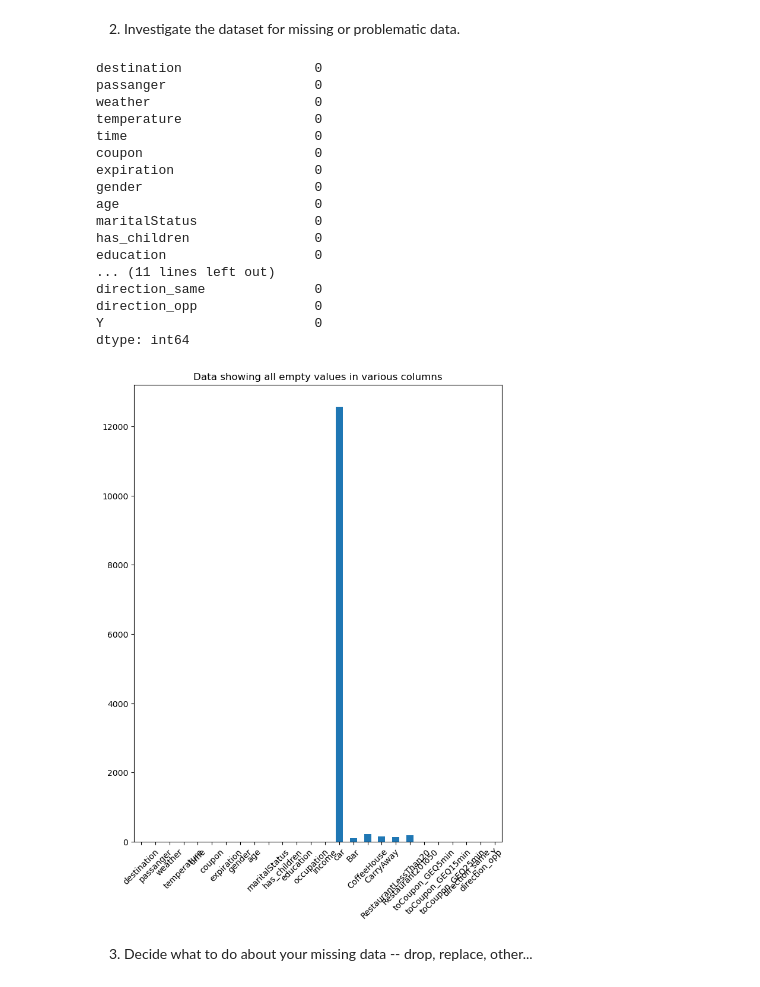
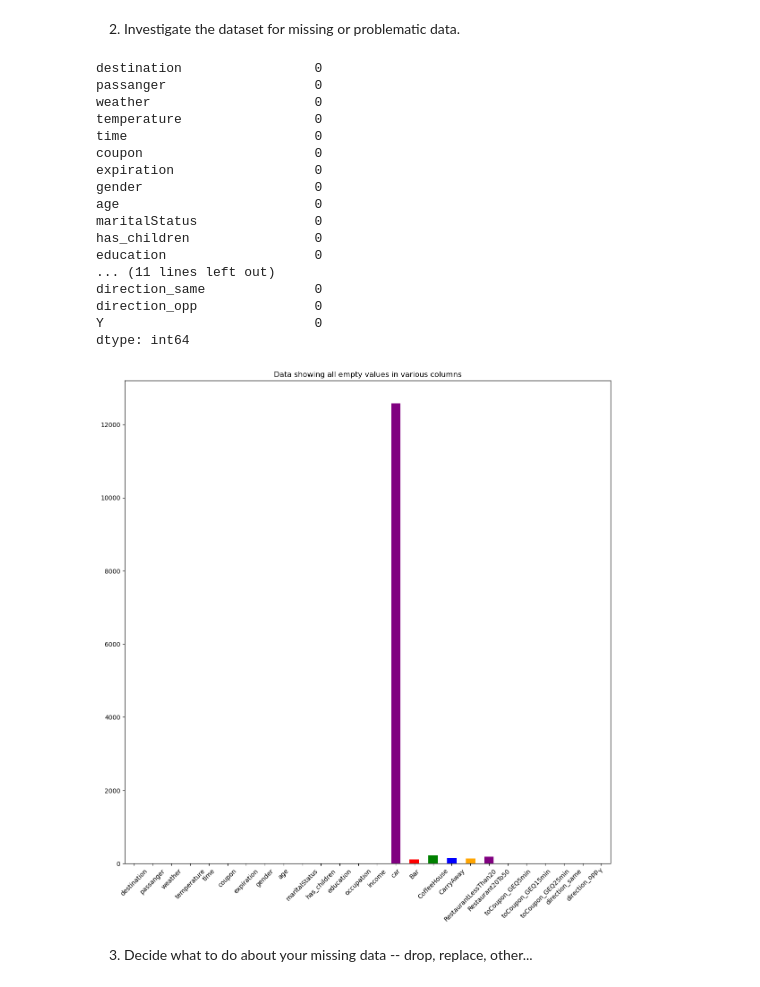
Before and after one commit to sreerekha17/kraftwork, a Jupyter notebook: prompt.ipynb, the cells around one changed output. Cells and saved outputs as stored; diff of their text form; code cells hidden in the pictures.

Commit message:
feat: removed unwated images, updated charts to be more colorful

```diff
--- a/prompt.ipynb
+++ b/prompt.ipynb
@@ -102,35 +102,36 @@ data.shape
 print(data.isnull().sum())
 
 
 # Analyze the magnitude of missing data and visualize those
 
+custom_colors = ['red', 'green', 'blue', 'orange', 'purple']
 
-plt1 = data.isnull().sum().plot(kind='bar', figsize=(8, 10), title="Data showing all empty values in various columns")
+plt1 = data.isnull().sum().plot(kind='bar', figsize=(14, 14), color=custom_colors, title="Data showing all empty values in various columns")
 plt.xticks(rotation=45)
 plt.savefig('./images/before_dropping_car_col.png')
 
 # displays car has the highest, and there are still other columns
 
 data.drop(columns=["car"], inplace=True)
 # %% [output]
 destination                 0
 passanger                   0
 weather                     0
 temperature                 0
 time                        0
 coupon                      0
 expiration                  0
 gender                      0
 age                         0
 maritalStatus               0
 has_children                0
 education                   0
 ... (11 lines left out)
 direction_same              0
 direction_opp               0
 Y                           0
 dtype: int64
-[figure, old version]
+[figure, new version]
 # %% [markdown]
 3. Decide what to do about your missing data -- drop, replace, other...
 # %%
```
Also changed, not shown: parts of 20 cells of this notebook, 24 other files.
